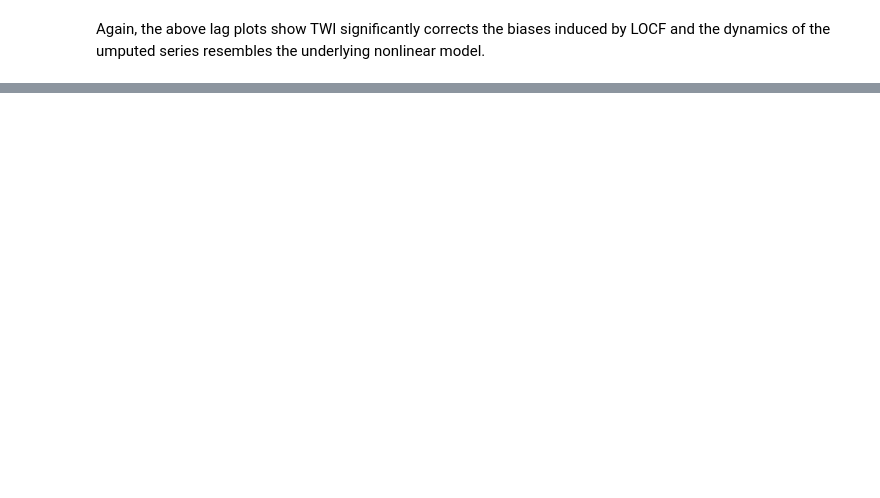
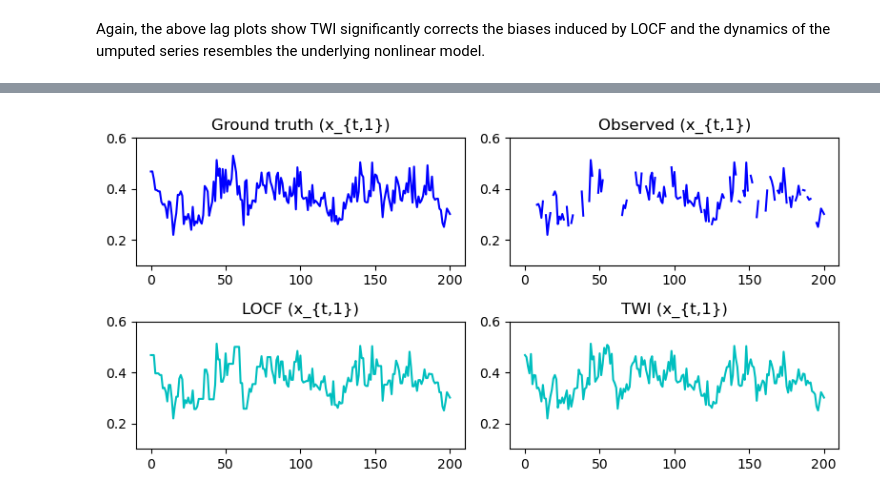
Before and after one commit to shuochieh/Wasserstein_imputation, a Jupyter notebook: Example.ipynb, the cells around one changed output, grey strips where cells are left out. Cells and saved outputs as stored; diff of their text form; code cells hidden in the pictures; blank space fills up the shorter version.

```diff
--- a/Example.ipynb
+++ b/Example.ipynb
@@ -209,0 +329,82 @@ Again, the above lag plots show TWI significantly corrects the biases induced by
+# %%
+K = np.zeros((len(idx_obs[0]) * 3 + (1000 - len(idx_obs[0])), 3 * 1000))
+b = np.zeros((len(idx_obs[0]) * 3 + (1000 - len(idx_obs[0])), 1))
+counter = 0
+for i in range(1000):
+    if i in idx_obs[0]:
+        for j in range(3):
+            K[counter, i + j * 1000] = 1
+            b[counter, 0] = x_obs[i,j]
+            counter += 1
+    else:
+        for j in range(3):
+            K[counter, i + (j * 1000)] = 1
+        b[counter, 0] = 1
+        counter += 1
+
+x_imp = WI.WI_core_exact(np.copy(x_init), 400, 6, K, b, Lambda = 1e-4, WI_max_iter = 10, WI_tol = 1e-4)
+# %%
+fig, axes = plt.subplots(2, 2, figsize=(8, 4))
+
+axes[0,0].plot(x[:201,0], 'blue')
+axes[0,0].set_title('Ground truth (x_{t,1})')
+axes[0,0].set_ylim(0.1, 0.6)
+
+axes[0,1].plot(x_obs[:201,0], 'blue')
+axes[0,1].set_title('Observed (x_{t,1})')
+axes[0,1].set_ylim(0.1, 0.6)
+
+axes[1,0].plot(x_init[:201,0], 'c-')
+axes[1,0].set_title('LOCF (x_{t,1})')
+axes[1,0].set_ylim(0.1, 0.6)
+
+axes[1,1].plot(x_imp[:201,0], 'c-')
+axes[1,1].set_title('TWI (x_{t,1})')
+axes[1,1].set_ylim(0.1, 0.6)
+
+plt.tight_layout()
+plt.show()
+
+fig, axes = plt.subplots(2, 2, figsize=(8, 4))
+
+axes[0,0].plot(x[:201,1], 'blue')
+axes[0,0].set_title('Ground truth (x_{t,2})')
+axes[0,0].set_ylim(0.1, 0.6)
+
+axes[0,1].plot(x_obs[:201,1], 'blue')
+axes[0,1].set_title('Observed (x_{t,2})')
+axes[0,1].set_ylim(0.1, 0.6)
+
+axes[1,0].plot(x_init[:201,1], 'c-')
+axes[1,0].set_title('LOCF (x_{t,2})')
+axes[1,0].set_ylim(0.1, 0.6)
+
+axes[1,1].plot(x_imp[:201,1], 'c-')
+axes[1,1].set_title('TWI (x_{t,2})')
+axes[1,1].set_ylim(0.1, 0.6)
+
+plt.tight_layout()
+plt.show()
+
+fig, axes = plt.subplots(2, 2, figsize=(8, 4))
+
+axes[0,0].plot(x[:201,2], 'blue')
+axes[0,0].set_title('Ground truth (x_{t,3})')
+axes[0,0].set_ylim(0.1, 0.6)
+
+axes[0,1].plot(x_obs[:201,2], 'blue')
+axes[0,1].set_title('Observed (x_{t,3})')
+axes[0,1].set_ylim(0.1, 0.6)
+
+axes[1,0].plot(x_init[:201,2], 'c-')
+axes[1,0].set_title('LOCF (x_{t,3})')
+axes[1,0].set_ylim(0.1, 0.6)
+
+axes[1,1].plot(x_imp[:201,2], 'c-')
+axes[1,1].set_title('TWI (x_{t,3})')
+axes[1,1].set_ylim(0.1, 0.6)
+
+plt.tight_layout()
+plt.show()
+# %% [output]
+[figure, added]
```
Also changed, not shown: parts of 12 cells of this notebook, 3 other files.
